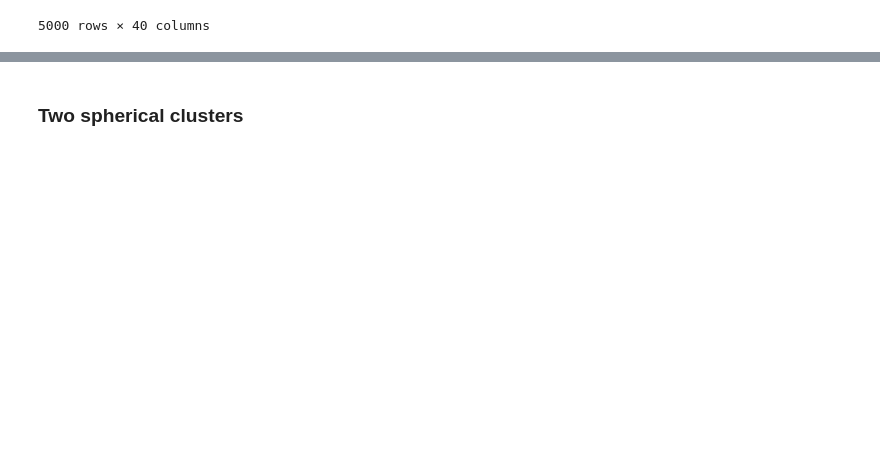
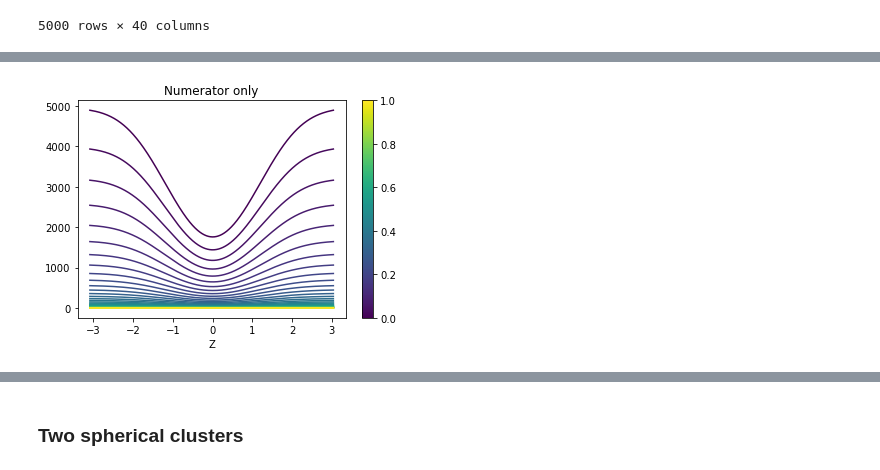
Before and after one commit to thomaskeefe/sigclust, a Jupyter notebook: average_k_means.ipynb, the cells around one changed output, grey strips where cells are left out. Saved outputs shown, nothing was run; the diff lists cells and outputs as text; code cells hidden in the pictures; blank space fills up the shorter version.

```diff
--- a/average_k_means.ipynb
+++ b/average_k_means.ipynb
@@ -334,0 +342,27 @@ axs[4].set_xticklabels(["0", f"{Linf_norms.idxmin():.2f}", "1"])
+# %%
+def avg_cluster_index_p_exp_num(class_1, class_2, p):
+    class_1_SSE = sigclust.compute_sum_of_square_distances_to_mean(class_1)
+    class_2_SSE = sigclust.compute_sum_of_square_distances_to_mean(class_2)
+    n1 = class_1.shape[0]
+    n2 = class_2.shape[0]
+    overall_mean = np.concatenate([class_1, class_2]).mean()
+
+    numerator = (1/n1)**p * class_1_SSE + (1/n2)**p * class_2_SSE
+    # denominator = (sigclust.compute_sum_of_square_distances_to_point(class_1, overall_mean) / n1**p +
+    #               sigclust.compute_sum_of_square_distances_to_point(class_2, overall_mean) / n2**p )
+    return numerator
+# %%
+results2 = pd.DataFrame({'Z': Z})
+
+for p in np.linspace(0,1,40):
+    cis = []
+    for i in range(len(Z)-1):
+        class_1 = Z[:i+1, np.newaxis]
+        class_2 = Z[i+1:, np.newaxis]
+        ci = avg_cluster_index_p_exp_num(class_1, class_2, p)
+        cis.append(ci)
+
+    cis.append(cis[-1])
+    results2[p] = cis
+# %%
+results2Z = results2.set_index('Z')
@@ -334,0 +386,8 @@ axs[4].set_xticklabels(["0", f"{Linf_norms.idxmin():.2f}", "1"])
+# %%
+fig, ax = plt.subplots()
+im = results2Z.iloc[:-1, :].plot(kind='line', colormap='viridis', legend=False, ax=ax)
+fig.colorbar(mpl.cm.ScalarMappable(norm=mpl.colors.Normalize(vmin=0, vmax=1), cmap='viridis'))
+plt.title('Numerator only');
+#ax.set_ylim((0, 2));
+# %% [output]
+[figure, added]
```
Also changed, not shown: parts of 118 cells of this notebook, 3 other files.
